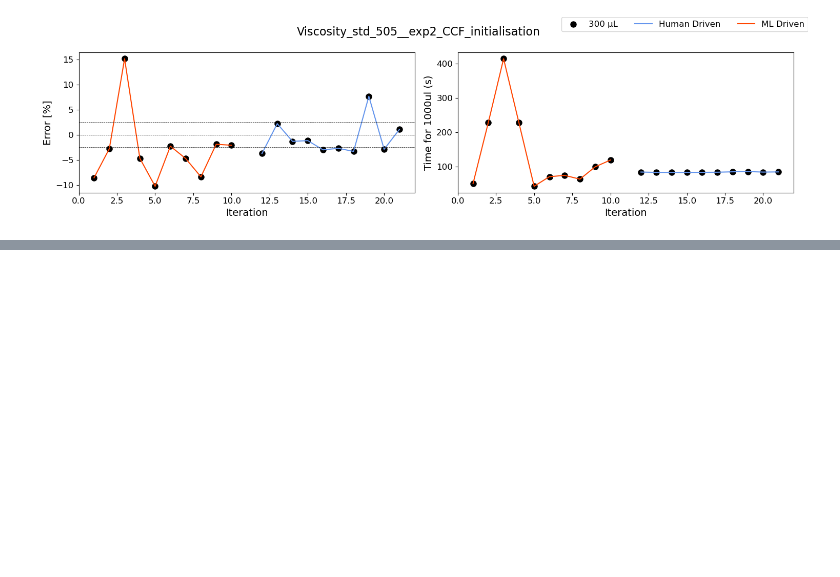
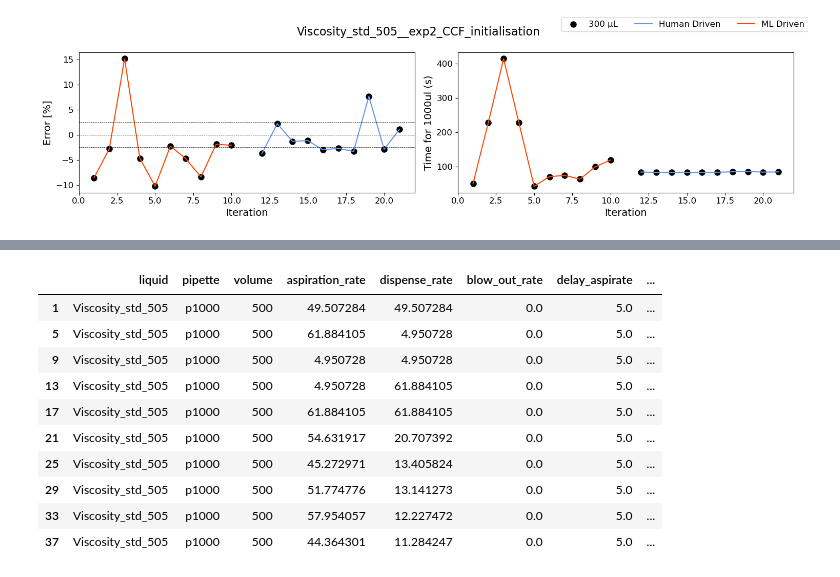
Before and after one commit to Quijanove/viscosity_liquid_transfer_Pablo, a Jupyter notebook: Opentrons_experiments/BOTorch_optimization/plot_presentation_Opentrons.ipynb, the cells around one changed output, grey strips where cells are left out. Saved outputs shown, nothing was run; the diff lists cells and outputs as text; code cells hidden in the pictures; blank space fills up the shorter version.

```diff
--- a/Opentrons_experiments/BOTorch_optimization/plot_presentation_Opentrons.ipynb
+++ b/Opentrons_experiments/BOTorch_optimization/plot_presentation_Opentrons.ipynb
@@ -348,0 +328,14 @@ plt.show()
+# %%
+df_exp3_500
+# %% [output]
+|  | liquid | pipette | volume | aspiration_rate | dispense_rate | blow_out_rate | delay_aspirate | ... |
+| 1 | Viscosity_std_505 | p1000 | 500 | 49.507284 | 49.507284 | 0.0 | 5.0 | ... |
+| 5 | Viscosity_std_505 | p1000 | 500 | 61.884105 | 4.950728 | 0.0 | 5.0 | ... |
+| 9 | Viscosity_std_505 | p1000 | 500 | 4.950728 | 4.950728 | 0.0 | 5.0 | ... |
+| 13 | Viscosity_std_505 | p1000 | 500 | 4.950728 | 61.884105 | 0.0 | 5.0 | ... |
+| 17 | Viscosity_std_505 | p1000 | 500 | 61.884105 | 61.884105 | 0.0 | 5.0 | ... |
+| 21 | Viscosity_std_505 | p1000 | 500 | 54.631917 | 20.707392 | 0.0 | 5.0 | ... |
+| 25 | Viscosity_std_505 | p1000 | 500 | 45.272971 | 13.405824 | 0.0 | 5.0 | ... |
+| 29 | Viscosity_std_505 | p1000 | 500 | 51.774776 | 13.141273 | 0.0 | 5.0 | ... |
+| 33 | Viscosity_std_505 | p1000 | 500 | 57.954057 | 12.227472 | 0.0 | 5.0 | ... |
+| 37 | Viscosity_std_505 | p1000 | 500 | 44.364301 | 11.284247 | 0.0 | 5.0 | ... |
```
Also changed, not shown: parts of 9 cells of this notebook.
